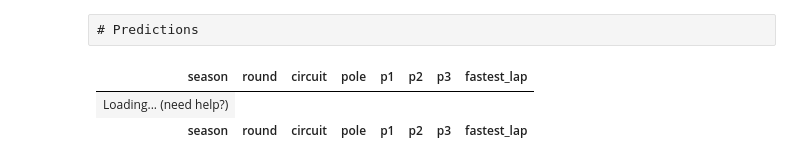
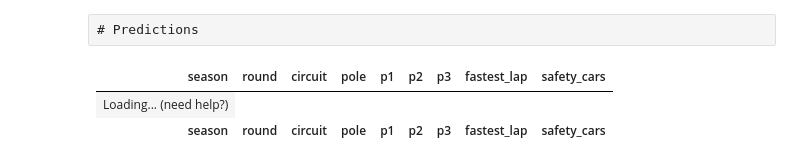
Before and after one commit to kzvezdarov/kzvezdarov.github.io, a Jupyter notebook: fantasygp_dashboard.ipynb, the cells around one changed output. Saved outputs shown, nothing was run; the diff lists cells and outputs as text; code cells hidden in the pictures.

```diff
--- a/fantasygp_dashboard.ipynb
+++ b/fantasygp_dashboard.ipynb
@@ -277,19 +289,58 @@ predictions_df = podium_df.pipe(lambda x: pd.merge(x, fastest_lap_df, on=INDEX_C
+# %%
+def get_gp_track_status(season, gp):
+    session = fastf1.get_session(year=season, gp=gp.RoundNumber, identifier="Race")
+    session.load(telemetry=False, laps=True, weather=False)
+
+    return session.track_status.assign(
+        season=season, round=gp.RoundNumber, circuit=session.event.Location
+    )
+
+
+def get_season_track_status(season):
+    schedule = fastf1.get_event_schedule(season, include_testing=False)
+    gp_list = list(schedule[["RoundNumber", "Location"]].itertuples())
+
+    track_statuses = []
+
+    for gp in tqdm(gp_list):
+        track_statuses.append(get_gp_track_status(season, gp))
+
+    return pd.concat(track_statuses)
+# %%
+logging.disable(logging.CRITICAL)
+
+track_status_df = pd.concat(
+    [get_season_track_status(season) for season in SEASONS]
+).reset_index(drop=True)
+
+logging.disable(logging.NOTSET)
+# %%
+safety_car_df = track_status_df.groupby(INDEX_COLS).apply(
+    lambda g: g[g["Message"].isin(["VSCEnding", "SCDeployed"])][["Status"]]
+    .count()
+    .rename({"Status": "safety_cars"})
+)
+# %%
+predictions_df = pd.merge(predictions_df, safety_car_df.reset_index(), on=INDEX_COLS)
 # %% [raw]
 # Predictions
 # %%
 # | title: Fantasy GP prediction results for the 2022, 2023 Formula 1 season
-PREDICTIONS_COLS = INDEX_COLS + ["pole", "p1", "p2", "p3", "fastest_lap"]
+
+PREDICTIONS_COLS = INDEX_COLS + ["pole", "p1", "p2", "p3", "fastest_lap", "safety_cars"]
 
 show(
-    predictions_df[PREDICTIONS_COLS].sort_values(["season", "round"], ascending=[False, True]),
+    predictions_df[PREDICTIONS_COLS].sort_values(
+        ["season", "round"], ascending=[False, True]
+    ),
     pageLength=22,
     showIndex=False,
     lengthMenu=[22, 44],
     footer=True,
     search={"regex": True, "caseInsensitive": True},
-    maxBytes=0
+    maxBytes=0,
 )
 # %% [output]
-| season | round | circuit | pole | p1 | p2 | p3 | fastest_lap |
+| season | round | circuit | pole | p1 | p2 | p3 | fastest_lap | safety_cars |
 | Loading... (need help?) |
-| season | round | circuit | pole | p1 | p2 | p3 | fastest_lap |
+| season | round | circuit | pole | p1 | p2 | p3 | fastest_lap | safety_cars |
```
Also changed, not shown: parts of 6 cells of this notebook, 2 other files.
